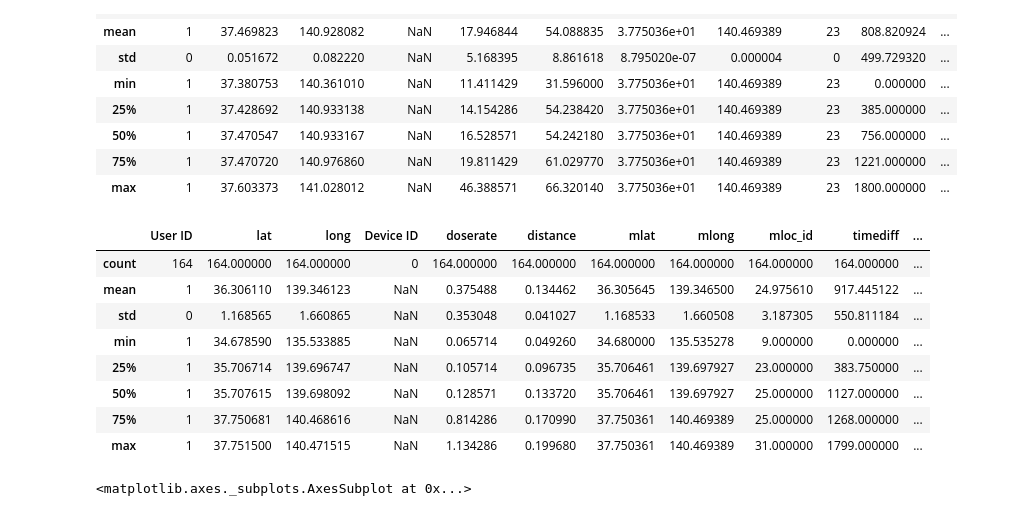
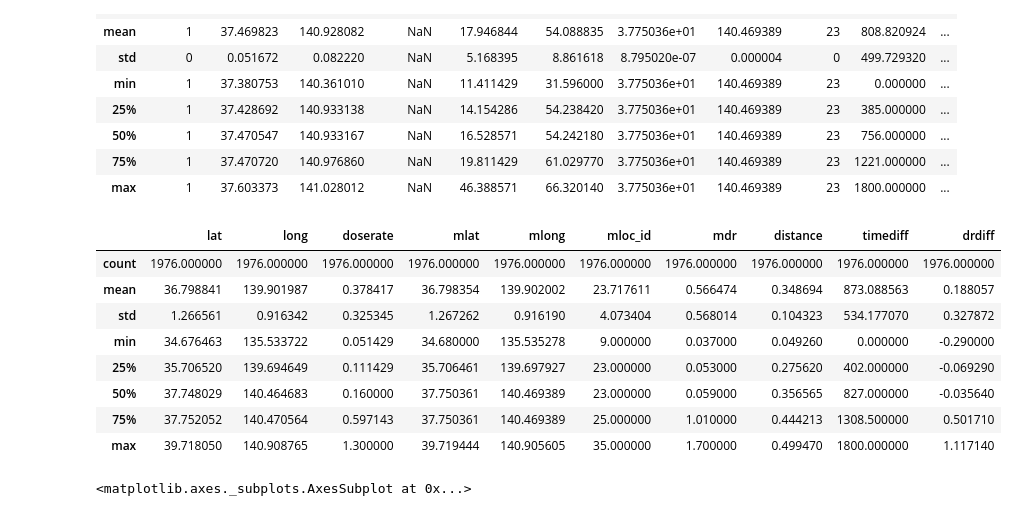
Before and after one commit to fdac15/fukushima, a Jupyter notebook: combined_explore.ipynb, the cells around one changed output. Saved outputs shown, nothing was run; the diff lists cells and outputs as text; code cells hidden in the pictures.

```diff
--- a/combined_explore.ipynb
+++ b/combined_explore.ipynb
@@ -28,13 +30,14 @@ len(df.index)
 # %% [output]
 2117836
 # %%
-from math import cos, sqrt, sin, radians, atan2
-def haversine_distance(lat1,lng1,lat2,lng2):
-    R = 6731.0 #radius of Earth in km
-    dlon = lng2 - lng1
-    dlat = lat2 - lat1
-    a = (sin(dlat/2))**2 + cos(lat1) * cos(lat2) * sin(dlon/2)**2
-    c = 2 * atan2(sqrt(a), sqrt(1-a))
-    return 6731.0 * c
+# #add distance between measurements since it somehow did not make it yet
+# from math import cos, sqrt, sin, radians, atan2
+# def haversine_distance(lat1,lng1,lat2,lng2):
+#     R = 6731.0 #radius of Earth in km
+#     dlon = lng2 - lng1
+#     dlat = lat2 - lat1
+#     a = (sin(dlat/2))**2 + cos(lat1) * cos(lat2) * sin(dlon/2)**2
+#     c = 2 * atan2(sqrt(a), sqrt(1-a))
+#     return 6731.0 * c
 
-df['distdiff'] = df.apply(lambda row: haversine_distance(*map(radians,row[['lat','long','mlat','mlong']])),axis=1)
+# df['distdiff'] = df.apply(lambda row: haversine_distance(*map(radians,row[['lat','long','mlat','mlong']])),axis=1)
@@ -45,3 +60,5 @@ Index(['User ID', 'lat', 'long', 'Device ID', 'doserate', 'datetime',
        'distance', 'mlat', 'mlong', 'mloc_id', 'mtime', 'timediff', 'mdr',
        'drdiff'],
       dtype='object')
+# %%
+df = df[['lat','long','datetime','doserate','mlat','mlong','mloc_id','mtime','mdr','distance','timediff','drdiff']]
@@ -135,19 +178,19 @@ df[df.doserate > 11.41].describe()
 | 75% | 1 | 37.470720 | 140.976860 | NaN | 19.811429 | 61.029770 | 3.775036e+01 | 140.469389 | 23 | 1221.000000 | ... |
 | max | 1 | 37.603373 | 141.028012 | NaN | 46.388571 | 66.320140 | 3.775036e+01 | 140.469389 | 23 | 1800.000000 | ... |
 # %%
-a = df[(df.distance < 0.2) & (df.timediff < 3600)]
+a = df[(df.distance < 0.5) & (df.timediff < 3600)]
 # a.mloc_id.value_counts()
 a.describe()
 # %% [output]
-|  | User ID | lat | long | Device ID | doserate | distance | mlat | mlong | mloc_id | timediff | ... |
-| count | 164 | 164.000000 | 164.000000 | 0 | 164.000000 | 164.000000 | 164.000000 | 164.000000 | 164.000000 | 164.000000 | ... |
-| mean | 1 | 36.306110 | 139.346123 | NaN | 0.375488 | 0.134462 | 36.305645 | 139.346500 | 24.975610 | 917.445122 | ... |
-| std | 0 | 1.168565 | 1.660865 | NaN | 0.353048 | 0.041027 | 1.168533 | 1.660508 | 3.187305 | 550.811184 | ... |
-| min | 1 | 34.678590 | 135.533885 | NaN | 0.065714 | 0.049260 | 34.680000 | 135.535278 | 9.000000 | 0.000000 | ... |
-| 25% | 1 | 35.706714 | 139.696747 | NaN | 0.105714 | 0.096735 | 35.706461 | 139.697927 | 23.000000 | 383.750000 | ... |
-| 50% | 1 | 35.707615 | 139.698092 | NaN | 0.128571 | 0.133720 | 35.706461 | 139.697927 | 25.000000 | 1127.000000 | ... |
-| 75% | 1 | 37.750681 | 140.468616 | NaN | 0.814286 | 0.170990 | 37.750361 | 140.469389 | 25.000000 | 1268.000000 | ... |
-| max | 1 | 37.751500 | 140.471515 | NaN | 1.134286 | 0.199680 | 37.750361 | 140.469389 | 31.000000 | 1799.000000 | ... |
+|  | lat | long | doserate | mlat | mlong | mloc_id | mdr | distance | timediff | drdiff |
+| count | 1976.000000 | 1976.000000 | 1976.000000 | 1976.000000 | 1976.000000 | 1976.000000 | 1976.000000 | 1976.000000 | 1976.000000 | 1976.000000 |
+| mean | 36.798841 | 139.901987 | 0.378417 | 36.798354 | 139.902002 | 23.717611 | 0.566474 | 0.348694 | 873.088563 | 0.188057 |
+| std | 1.266561 | 0.916342 | 0.325345 | 1.267262 | 0.916190 | 4.073404 | 0.568014 | 0.104323 | 534.177070 | 0.327872 |
+| min | 34.676463 | 135.533722 | 0.051429 | 34.680000 | 135.535278 | 9.000000 | 0.037000 | 0.049260 | 0.000000 | -0.290000 |
+| 25% | 35.706520 | 139.694649 | 0.111429 | 35.706461 | 139.697927 | 23.000000 | 0.053000 | 0.275620 | 402.000000 | -0.069290 |
+| 50% | 37.748029 | 140.464683 | 0.160000 | 37.750361 | 140.469389 | 23.000000 | 0.059000 | 0.356565 | 827.000000 | -0.035640 |
+| 75% | 37.752052 | 140.470564 | 0.597143 | 37.750361 | 140.469389 | 25.000000 | 1.010000 | 0.444213 | 1308.500000 | 0.501710 |
+| max | 39.718050 | 140.908765 | 1.300000 | 39.719444 | 140.905605 | 35.000000 | 1.700000 | 0.499470 | 1800.000000 | 1.117140 |
 # %%
 %matplotlib inline
 a.boxplot('drdiff' ,by='mloc_id')
```
Also changed, not shown: parts of 8 cells of this notebook.
